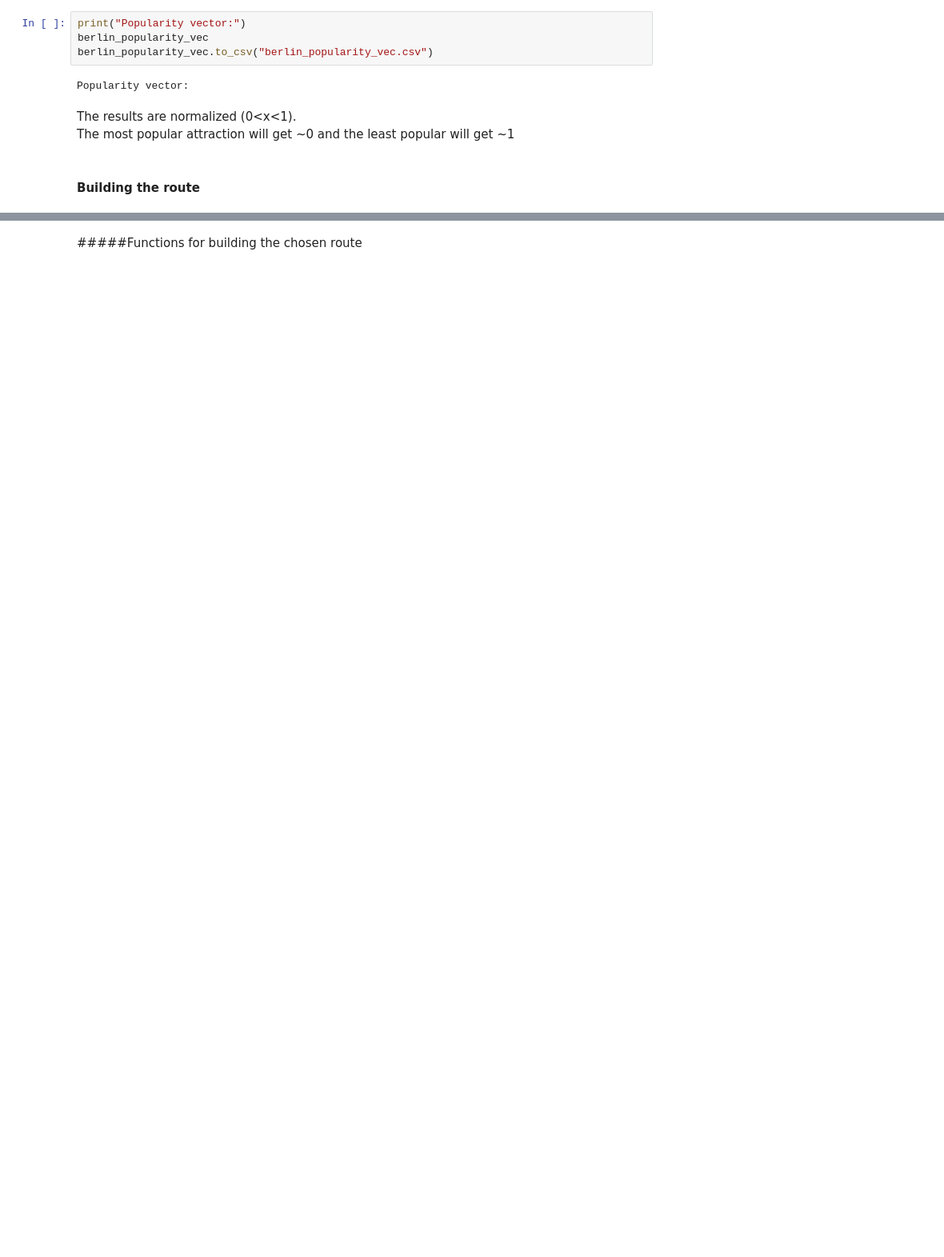
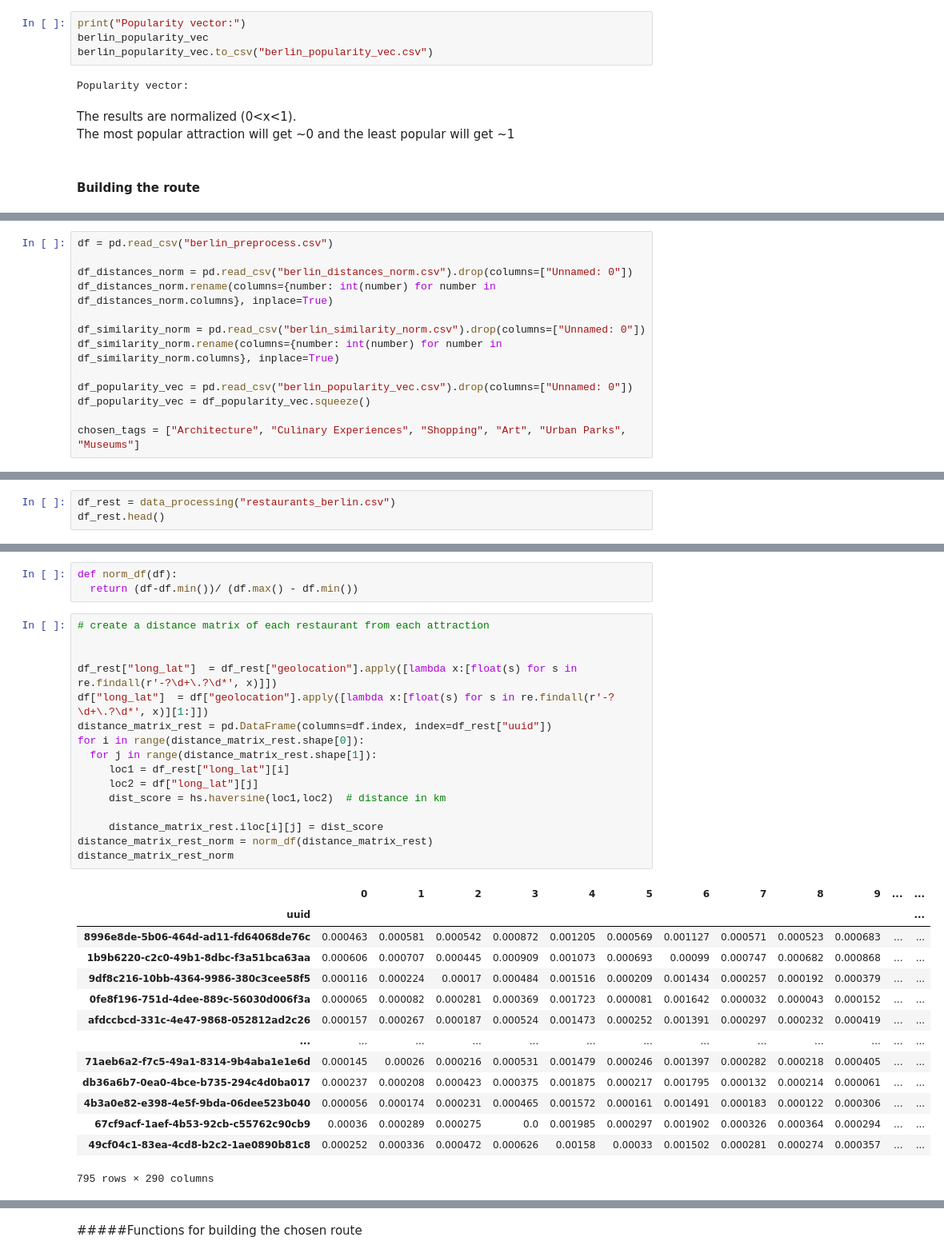
Before and after one commit to HadarBrayerBridgify/Route_building, a Jupyter notebook: route_building.ipynb, the cells around one changed output, grey strips where cells are left out. Shown at 80% size. Drawn from its saved outputs; the diff is of its cells as text; blank space fills up the shorter version.

```diff
--- a/route_building.ipynb
+++ b/route_building.ipynb
@@ -643,0 +1259,13 @@ The most popular attraction will get ~0 and the least popular will get ~1
+# %%
+df = pd.read_csv("berlin_preprocess.csv")
+
+df_distances_norm = pd.read_csv("berlin_distances_norm.csv").drop(columns=["Unnamed: 0"])
+df_distances_norm.rename(columns={number: int(number) for number in df_distances_norm.columns}, inplace=True)
+
+df_similarity_norm = pd.read_csv("berlin_similarity_norm.csv").drop(columns=["Unnamed: 0"])
+df_similarity_norm.rename(columns={number: int(number) for number in df_similarity_norm.columns}, inplace=True)
+
+df_popularity_vec = pd.read_csv("berlin_popularity_vec.csv").drop(columns=["Unnamed: 0"])
+df_popularity_vec = df_popularity_vec.squeeze()
+
+chosen_tags = ["Architecture", "Culinary Experiences", "Shopping", "Art", "Urban Parks", "Museums"]
@@ -643,0 +1469,3 @@ The most popular attraction will get ~0 and the least popular will get ~1
+# %%
+df_rest = data_processing("restaurants_berlin.csv")
+df_rest.head()
@@ -643,0 +1492,34 @@ The most popular attraction will get ~0 and the least popular will get ~1
+# %%
+def norm_df(df):
+  return (df-df.min())/ (df.max() - df.min())
+# %%
+# create a distance matrix of each restaurant from each attraction
+
+
+df_rest["long_lat"]  = df_rest["geolocation"].apply([lambda x:[float(s) for s in re.findall(r'-?\d+\.?\d*', x)]])
+df["long_lat"]  = df["geolocation"].apply([lambda x:[float(s) for s in re.findall(r'-?\d+\.?\d*', x)][1:]])
+distance_matrix_rest = pd.DataFrame(columns=df.index, index=df_rest["uuid"])
+for i in range(distance_matrix_rest.shape[0]):
+  for j in range(distance_matrix_rest.shape[1]):
+     loc1 = df_rest["long_lat"][i]
+     loc2 = df["long_lat"][j]
+     dist_score = hs.haversine(loc1,loc2)  # distance in km
+
+     distance_matrix_rest.iloc[i][j] = dist_score
+distance_matrix_rest_norm = norm_df(distance_matrix_rest)
+distance_matrix_rest_norm
+# %% [output]
+|  | 0 | 1 | 2 | 3 | 4 | 5 | 6 | 7 | 8 | 9 | ... | ... |
+| uuid |  |  |  |  |  |  |  |  |  |  |  | ... |
+| 8996e8de-5b06-464d-ad11-fd64068de76c | 0.000463 | 0.000581 | 0.000542 | 0.000872 | 0.001205 | 0.000569 | 0.001127 | 0.000571 | 0.000523 | 0.000683 | ... | ... |
+| 1b9b6220-c2c0-49b1-8dbc-f3a51bca63aa | 0.000606 | 0.000707 | 0.000445 | 0.000909 | 0.001073 | 0.000693 | 0.00099 | 0.000747 | 0.000682 | 0.000868 | ... | ... |
+| 9df8c216-10bb-4364-9986-380c3cee58f5 | 0.000116 | 0.000224 | 0.00017 | 0.000484 | 0.001516 | 0.000209 | 0.001434 | 0.000257 | 0.000192 | 0.000379 | ... | ... |
+| 0fe8f196-751d-4dee-889c-56030d006f3a | 0.000065 | 0.000082 | 0.000281 | 0.000369 | 0.001723 | 0.000081 | 0.001642 | 0.000032 | 0.000043 | 0.000152 | ... | ... |
+| afdccbcd-331c-4e47-9868-052812ad2c26 | 0.000157 | 0.000267 | 0.000187 | 0.000524 | 0.001473 | 0.000252 | 0.001391 | 0.000297 | 0.000232 | 0.000419 | ... | ... |
+| ... | ... | ... | ... | ... | ... | ... | ... | ... | ... | ... | ... | ... |
+| 71aeb6a2-f7c5-49a1-8314-9b4aba1e1e6d | 0.000145 | 0.00026 | 0.000216 | 0.000531 | 0.001479 | 0.000246 | 0.001397 | 0.000282 | 0.000218 | 0.000405 | ... | ... |
+| db36a6b7-0ea0-4bce-b735-294c4d0ba017 | 0.000237 | 0.000208 | 0.000423 | 0.000375 | 0.001875 | 0.000217 | 0.001795 | 0.000132 | 0.000214 | 0.000061 | ... | ... |
+| 4b3a0e82-e398-4e5f-9bda-06dee523b040 | 0.000056 | 0.000174 | 0.000231 | 0.000465 | 0.001572 | 0.000161 | 0.001491 | 0.000183 | 0.000122 | 0.000306 | ... | ... |
+| 67cf9acf-1aef-4b53-92cb-c55762c90cb9 | 0.00036 | 0.000289 | 0.000275 | 0.0 | 0.001985 | 0.000297 | 0.001902 | 0.000326 | 0.000364 | 0.000294 | ... | ... |
+| 49cf04c1-83ea-4cd8-b2c2-1ae0890b81c8 | 0.000252 | 0.000336 | 0.000472 | 0.000626 | 0.00158 | 0.00033 | 0.001502 | 0.000281 | 0.000274 | 0.000357 | ... | ... |
+795 rows × 290 columns
```
Also changed, not shown: parts of 97 cells of this notebook.
